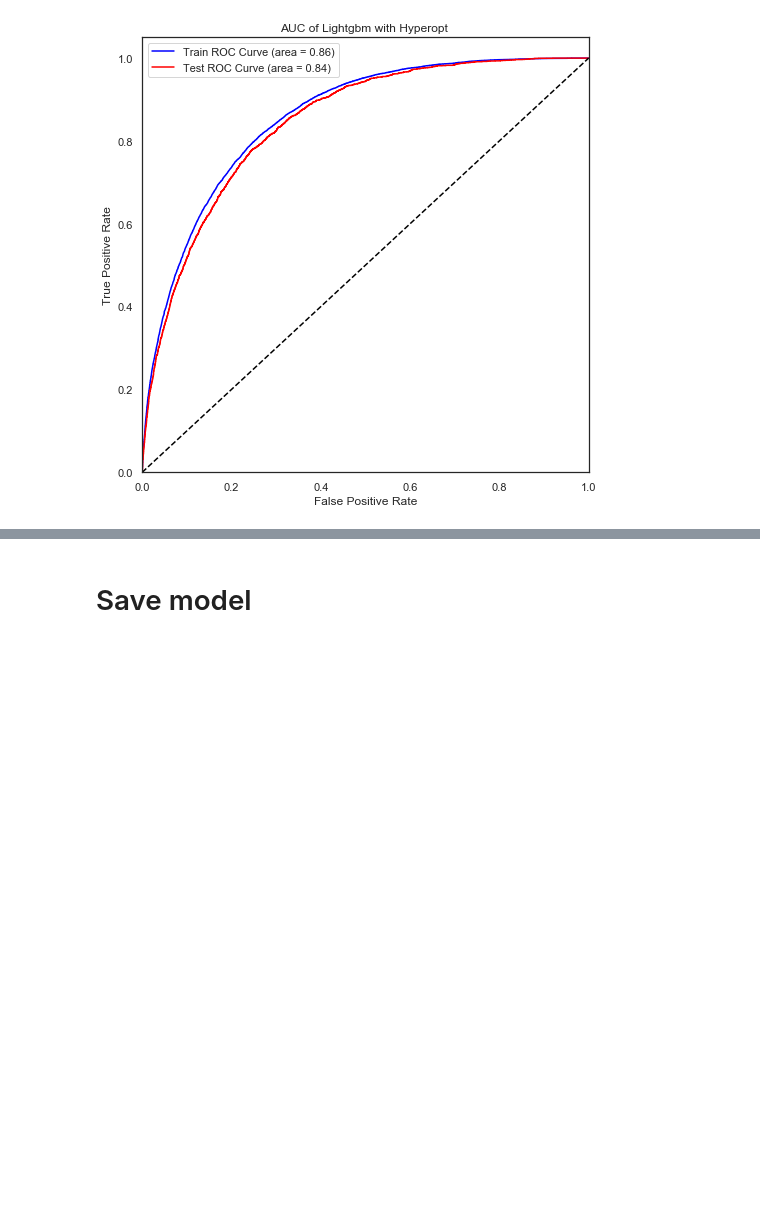
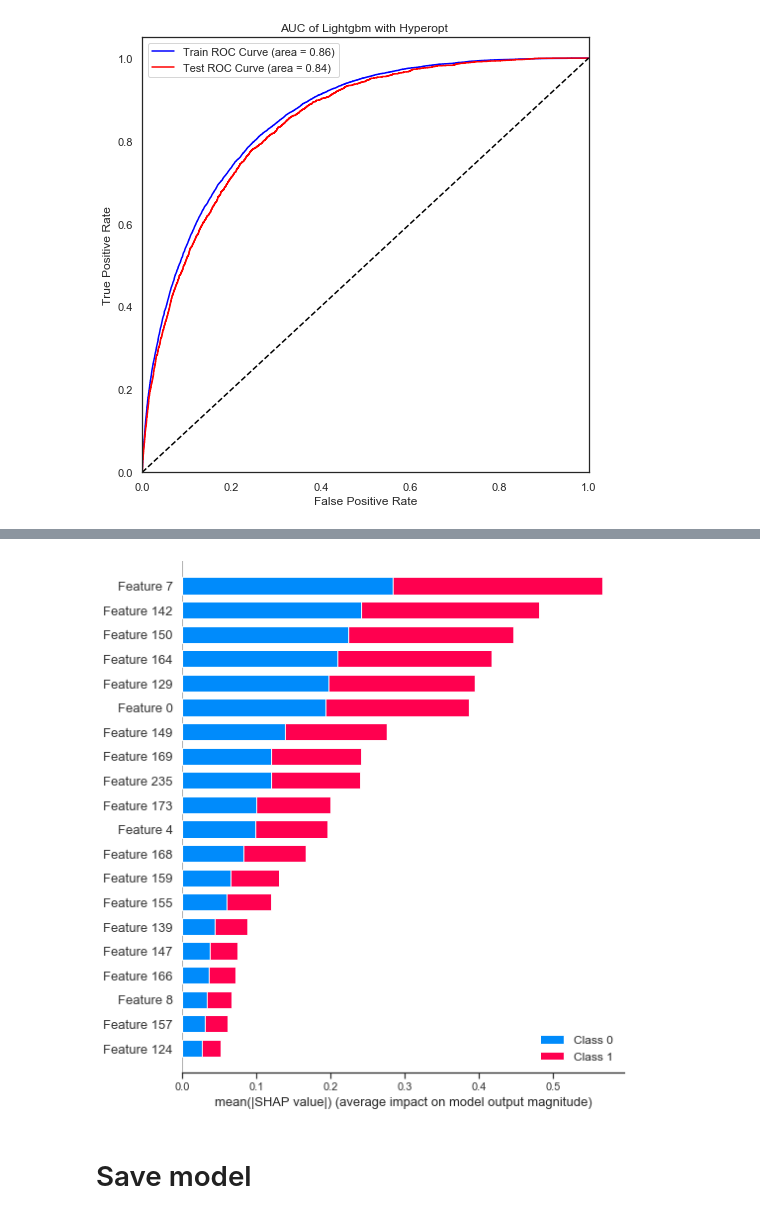
Before and after one commit to ILing82816/ds_surgery_proj, a Jupyter notebook: PythonLab-Main.ipynb, the cells around one changed output, grey strips where cells are left out. Cells and saved outputs as stored; diff of their text form; code cells hidden in the pictures; blank space fills up the shorter version.

```diff
--- a/PythonLab-Main.ipynb
+++ b/PythonLab-Main.ipynb
@@ -585,3 +601,7 @@ plt.show()
+# %%
+shap.summary_plot(shap_vals_test, x_val)
+# %% [output]
+[figure, added]
 # %% [markdown]
 # Save model
 # %%
```
Also changed, not shown: parts of 4 cells of this notebook, 1 other file.
